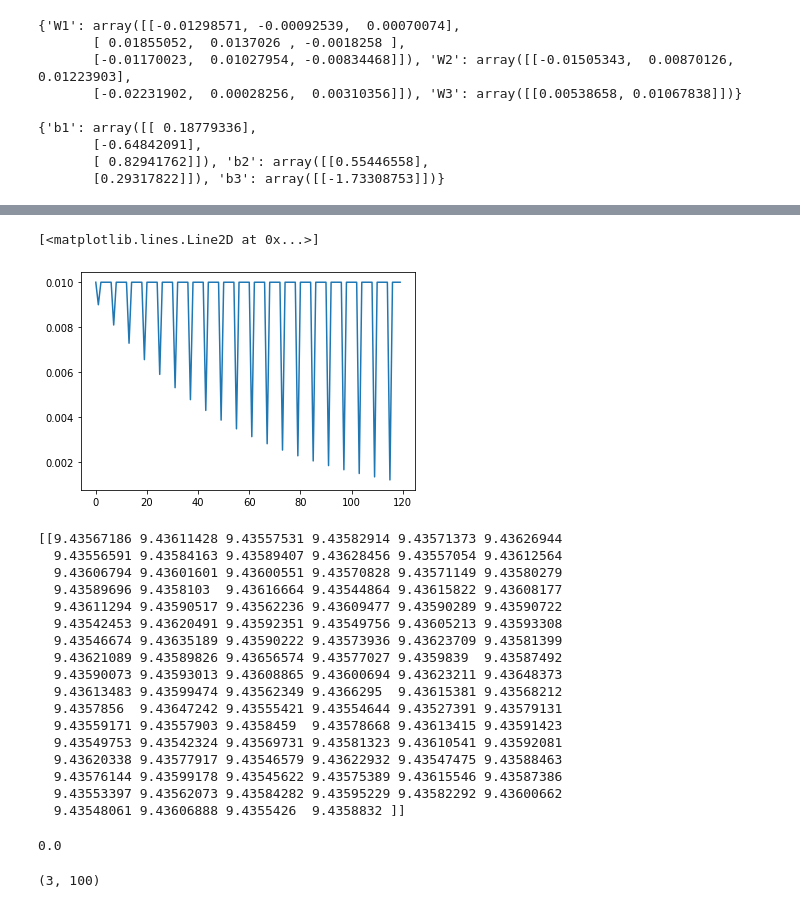
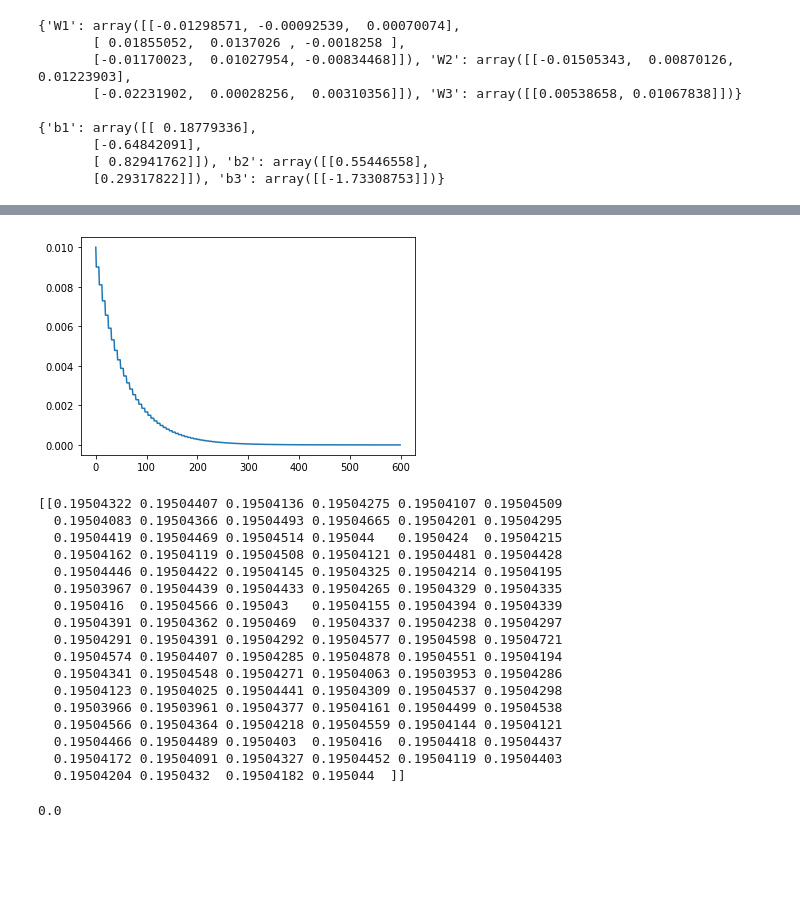
Before and after one commit to ShimronAlakkal/pydANN, a Jupyter notebook: pydANN.ipynb, the cells around one changed output, grey strips where cells are left out. Saved outputs shown, nothing was run; the diff lists cells and outputs as text; code cells hidden in the pictures; blank space fills up the shorter version.

```diff
--- a/pydANN.ipynb
+++ b/pydANN.ipynb
@@ -26,7 +26,7 @@ def relu(Z):
     return np.maximum(0,Z)
 
 def sigmoid(Z):
-    return 1 / 1 + np.exp(-1*Z)
+    return 1 / (1 + np.exp(-1 * Z))
 
 def leaky_relu(Z):
     return np.maximum(0.1*Z)
@@ -196,7 +196,7 @@ class ann:
 
             # check for DZ and get it done
             if self.activation_functions[i] == 'sigmoid':
-                self.dZ['dZ'+str(i)] = np.multiply( self.dA['dA'+str(i)] , sigmoid_derivative(self.Z['Z'+str(i)]) )
+                self.dZ['dZ'+str(i)] = np.multiply( self.dA['dA'+str(i)] , sigmoid_d(self.Z['Z'+str(i)]) )
             elif self.activation_functions[i] == 'relu':
                 self.dZ['dZ'+str(i)] = np.multiply( self.dA['dA'+str(i)] , relu_d(self.Z['Z'+str(i)]) )
 #             else:
@@ -216,12 +216,12 @@ class ann:
 
 
 
-    def fit(self,xtrain,ytrain,epoch = 50, learning_rate = 0.001, verbose = 0,decay = True, decay_iter = 5, decay_rate = 0.9, stop_decay_counter = 100, loss_function = 'mse'):
+    def fit(self,xtrain,ytrain,epoch = 50, learning_rate = 0.01, verbose = 0,decay = True, decay_iter = 5, decay_rate = 0.9, stop_decay_counter = 100, loss_function = 'mse'):
 #         tx = xtrain.T
 #         ty = ytrain.T
         self.learning_rate = learning_rate
         self.costs.clear()
-
+        self.lr_change.clear()
         self.init_Params()
 
         for i in range(epoch):
@@ -234,7 +234,7 @@ class ann:
 
             self.param_update()
 
-            self.lr_change.append(learning_rate)
+            self.lr_change.append(self.learning_rate)
 
             if decay and stop_decay_counter > 0 and i % decay_iter == 0:
                 self.learning_rate = decay_rate * self.learning_rate
@@ -265,7 +265,7 @@ class ann:
         # compute the Mean Squared Error with y-preds and y-test
         try:
             loss = ( 1 / ypreds.shape[1]) * ( np.sum(np.square (  ypreds - self.A[ 'A'+str(len(self.total_layers)-1)])))
-            return np.squeeze(loss)
+            return loss
         except:
             print('Please check the indices and re-try')
 
@@ -275,6 +275,10 @@ class ann:
         self.costs = [self.costs[x] for x in range(1,len(self.costs)) if str(self.costs[x]) != 'nan' ]
         plt.plot(self.costs, color = 'r')
         plt.show()
+
+    def plot_lrc_to_epoch(self):
+        plt.plot(self.lr_change)
+        plt.show;
 
 
 
@@ -351,4 +355,4 @@ print(model.dW)
 # %%
 model.param_update()
 # %%
-model.fit(tx,ty,verbose=1000,decay=True,learning_rate=0.01,epoch=100)
+model.fit(tx,ty,verbose=100,decay=True,learning_rate = 0.01,epoch=500)
@@ -357,8 +379,7 @@ print(model.plot_cost_to_epoch())
-# %%
-plt.plot(model.lr_change)
-# %% [output]
-[<matplotlib.lines.Line2D at 0x...>]
-[figure, removed]
+# %%
+model.plot_lrc_to_epoch()
+# %% [output]
+[figure, added]
 # %%
 np.random.seed(324)
 testx = np.random.random((3,100))
@@ -368,28 +389,24 @@ yp = model.predict(testx)
 # %%
 print(yp)
 # %% [output]
-[[9.43567186 9.43611428 9.43557531 9.43582914 9.43571373 9.43626944
-  9.43556591 9.43584163 9.43589407 9.43628456 9.43557054 9.43612564
-  9.43606794 9.43601601 9.43600551 9.43570828 9.43571149 9.43580279
-  9.43589696 9.4358103  9.43616664 9.43544864 9.43615822 9.43608177
-  9.43611294 9.43590517 9.43562236 9.43609477 9.43590289 9.43590722
-  9.43542453 9.43620491 9.43592351 9.43549756 9.43605213 9.43593308
-  9.43546674 9.43635189 9.43590222 9.43573936 9.43623709 9.43581399
-  9.43621089 9.43589826 9.43656574 9.43577027 9.4359839  9.43587492
-  9.43590073 9.43593013 9.43608865 9.43600694 9.43623211 9.43648373
-  9.43613483 9.43599474 9.43562349 9.4366295  9.43615381 9.43568212
-  9.4357856  9.43647242 9.43555421 9.43554644 9.43527391 9.43579131
-  9.43559171 9.43557903 9.4358459  9.43578668 9.43613415 9.43591423
-  9.43549753 9.43542324 9.43569731 9.43581323 9.43610541 9.43592081
-  9.43620338 9.43577917 9.43546579 9.43622932 9.43547475 9.43588463
-  9.43576144 9.43599178 9.43545622 9.43575389 9.43615546 9.43587386
-  9.43553397 9.43562073 9.43584282 9.43595229 9.43582292 9.43600662
-  9.43548061 9.43606888 9.4355426  9.4358832 ]]
+[[0.19504322 0.19504407 0.19504136 0.19504275 0.19504107 0.19504509
+  0.19504083 0.19504366 0.19504493 0.19504665 0.19504201 0.19504295
+  0.19504419 0.19504469 0.19504514 0.195044   0.1950424  0.19504215
+  0.19504162 0.19504119 0.19504508 0.19504121 0.19504481 0.19504428
+  0.19504446 0.19504422 0.19504145 0.19504325 0.19504214 0.19504195
+  0.19503967 0.19504439 0.19504433 0.19504265 0.19504329 0.19504335
+  0.1950416  0.19504566 0.195043   0.19504155 0.19504394 0.19504339
+  0.19504391 0.19504362 0.1950469  0.19504337 0.19504238 0.19504297
+  0.19504291 0.19504391 0.19504292 0.19504577 0.19504598 0.19504721
+  0.19504574 0.19504407 0.19504285 0.19504878 0.19504551 0.19504194
+  0.19504341 0.19504548 0.19504271 0.19504063 0.19503953 0.19504286
+  0.19504123 0.19504025 0.19504441 0.19504309 0.19504537 0.19504298
+  0.19503966 0.19503961 0.19504377 0.19504161 0.19504499 0.19504538
+  0.19504566 0.19504364 0.19504218 0.19504559 0.19504144 0.19504121
+  0.19504466 0.19504489 0.1950403  0.1950416  0.19504418 0.19504437
+  0.19504172 0.19504091 0.19504327 0.19504452 0.19504119 0.19504403
+  0.19504204 0.1950432  0.19504182 0.195044  ]]
 # %%
 model.mse_model_eval(testy,yp)
 # %% [output]
 0.0
-# %%
-print(tx.shape)
-# %% [output]
-(3, 100)
```
Also changed, not shown: parts of 3 cells of this notebook.
